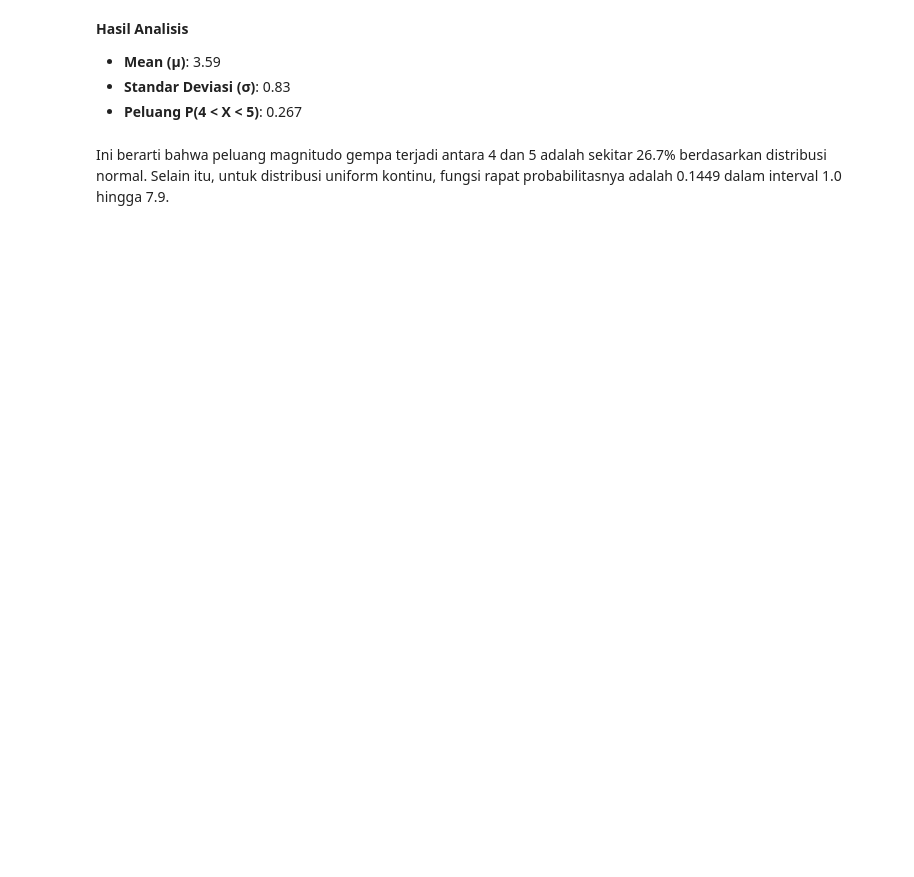
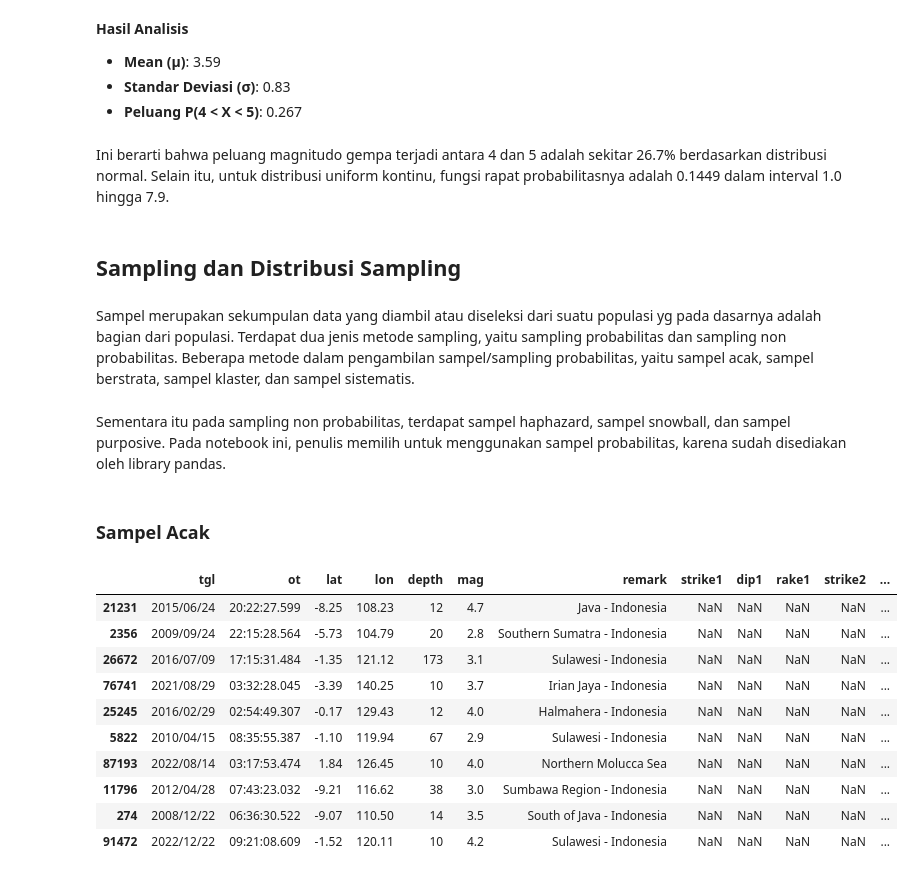
Before and after one commit to nathakusuma/stp-data-gempa, a Jupyter notebook: earthquakes_in_indonesia_2.ipynb, the cells around one changed output. Saved outputs shown, nothing was run; the diff lists cells and outputs as text; code cells hidden in the pictures; blank space fills up the shorter version.

Commit message:
feat: Add sampling methods

```diff
--- a/earthquakes_in_indonesia_2.ipynb
+++ b/earthquakes_in_indonesia_2.ipynb
@@ -183,3 +185,26 @@ p
 - **Peluang P(4 < X < 5)**: 0.267
 # %% [markdown]
 Ini berarti bahwa peluang magnitudo gempa terjadi antara 4 dan 5 adalah sekitar 26.7% berdasarkan distribusi normal. Selain itu, untuk distribusi uniform kontinu, fungsi rapat probabilitasnya adalah 0.1449 dalam interval 1.0 hingga 7.9.
+# %% [markdown]
+## Sampling dan Distribusi Sampling
+# %% [markdown]
+Sampel merupakan sekumpulan data yang diambil atau diseleksi dari suatu populasi yg pada dasarnya adalah bagian dari populasi. Terdapat dua jenis metode sampling, yaitu sampling probabilitas dan sampling non probabilitas. Beberapa metode dalam pengambilan sampel/sampling probabilitas, yaitu sampel acak, sampel berstrata, sampel klaster, dan sampel sistematis.
+# %% [markdown]
+Sementara itu pada sampling non probabilitas, terdapat sampel haphazard, sampel snowball, dan sampel purposive. Pada notebook ini, penulis memilih untuk menggunakan sampel probabilitas, karena sudah disediakan oleh library pandas.
+# %% [markdown]
+### Sampel Acak
+# %%
+acak_df = data.sample(n=10)
+acak_df
+# %% [output]
+|  | tgl | ot | lat | lon | depth | mag | remark | strike1 | dip1 | rake1 | strike2 | ... |
+| 21231 | 2015/06/24 | 20:22:27.599 | -8.25 | 108.23 | 12 | 4.7 | Java - Indonesia | NaN | NaN | NaN | NaN | ... |
+| 2356 | 2009/09/24 | 22:15:28.564 | -5.73 | 104.79 | 20 | 2.8 | Southern Sumatra - Indonesia | NaN | NaN | NaN | NaN | ... |
+| 26672 | 2016/07/09 | 17:15:31.484 | -1.35 | 121.12 | 173 | 3.1 | Sulawesi - Indonesia | NaN | NaN | NaN | NaN | ... |
+| 76741 | 2021/08/29 | 03:32:28.045 | -3.39 | 140.25 | 10 | 3.7 | Irian Jaya - Indonesia | NaN | NaN | NaN | NaN | ... |
+| 25245 | 2016/02/29 | 02:54:49.307 | -0.17 | 129.43 | 12 | 4.0 | Halmahera - Indonesia | NaN | NaN | NaN | NaN | ... |
+| 5822 | 2010/04/15 | 08:35:55.387 | -1.10 | 119.94 | 67 | 2.9 | Sulawesi - Indonesia | NaN | NaN | NaN | NaN | ... |
+| 87193 | 2022/08/14 | 03:17:53.474 | 1.84 | 126.45 | 10 | 4.0 | Northern Molucca Sea | NaN | NaN | NaN | NaN | ... |
+| 11796 | 2012/04/28 | 07:43:23.032 | -9.21 | 116.62 | 38 | 3.0 | Sumbawa Region - Indonesia | NaN | NaN | NaN | NaN | ... |
+| 274 | 2008/12/22 | 06:36:30.522 | -9.07 | 110.50 | 14 | 3.5 | South of Java - Indonesia | NaN | NaN | NaN | NaN | ... |
+| 91472 | 2022/12/22 | 09:21:08.609 | -1.52 | 120.11 | 10 | 4.2 | Sulawesi - Indonesia | NaN | NaN | NaN | NaN | ... |
```
Also changed, not shown: parts of 21 cells of this notebook.
